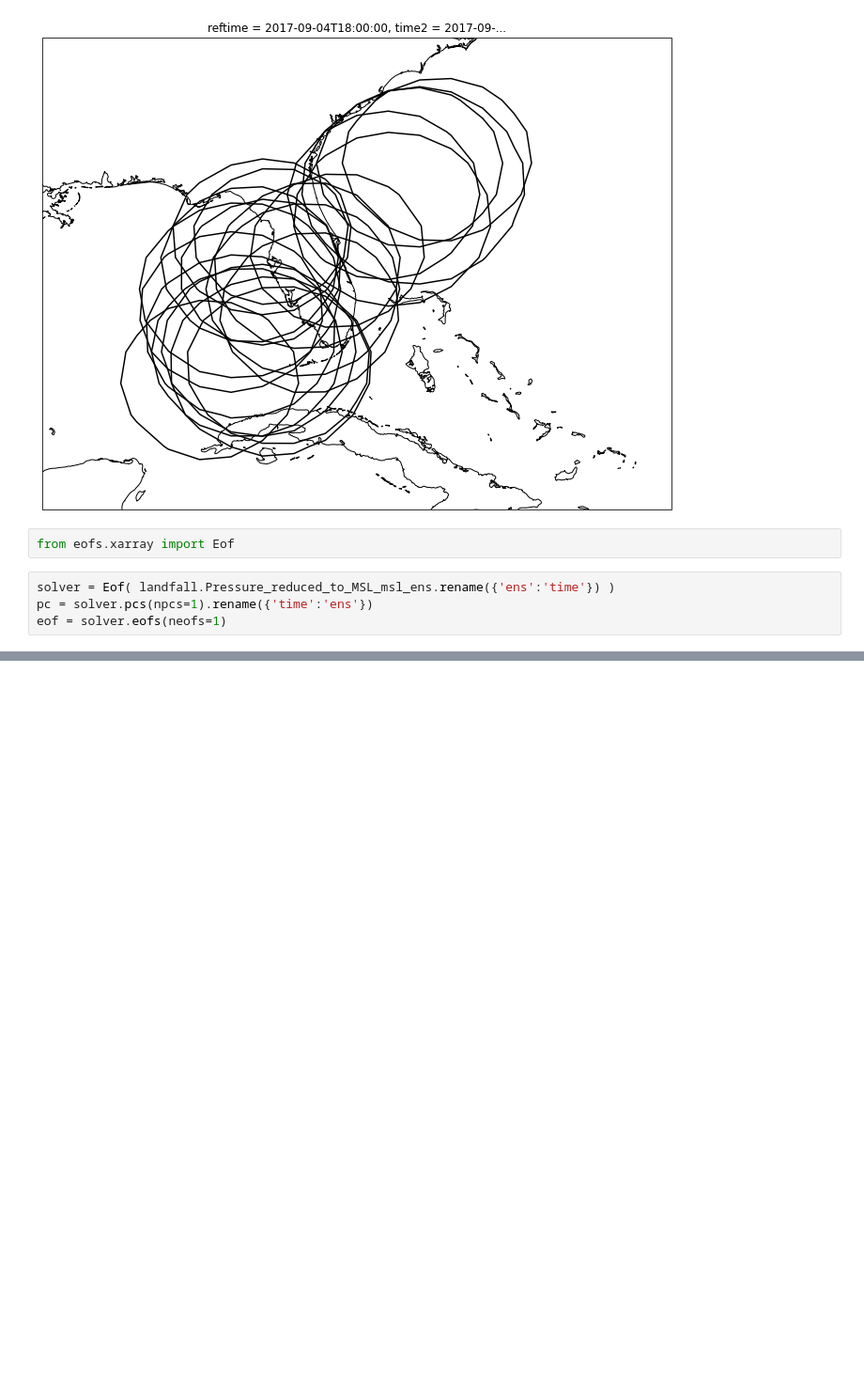
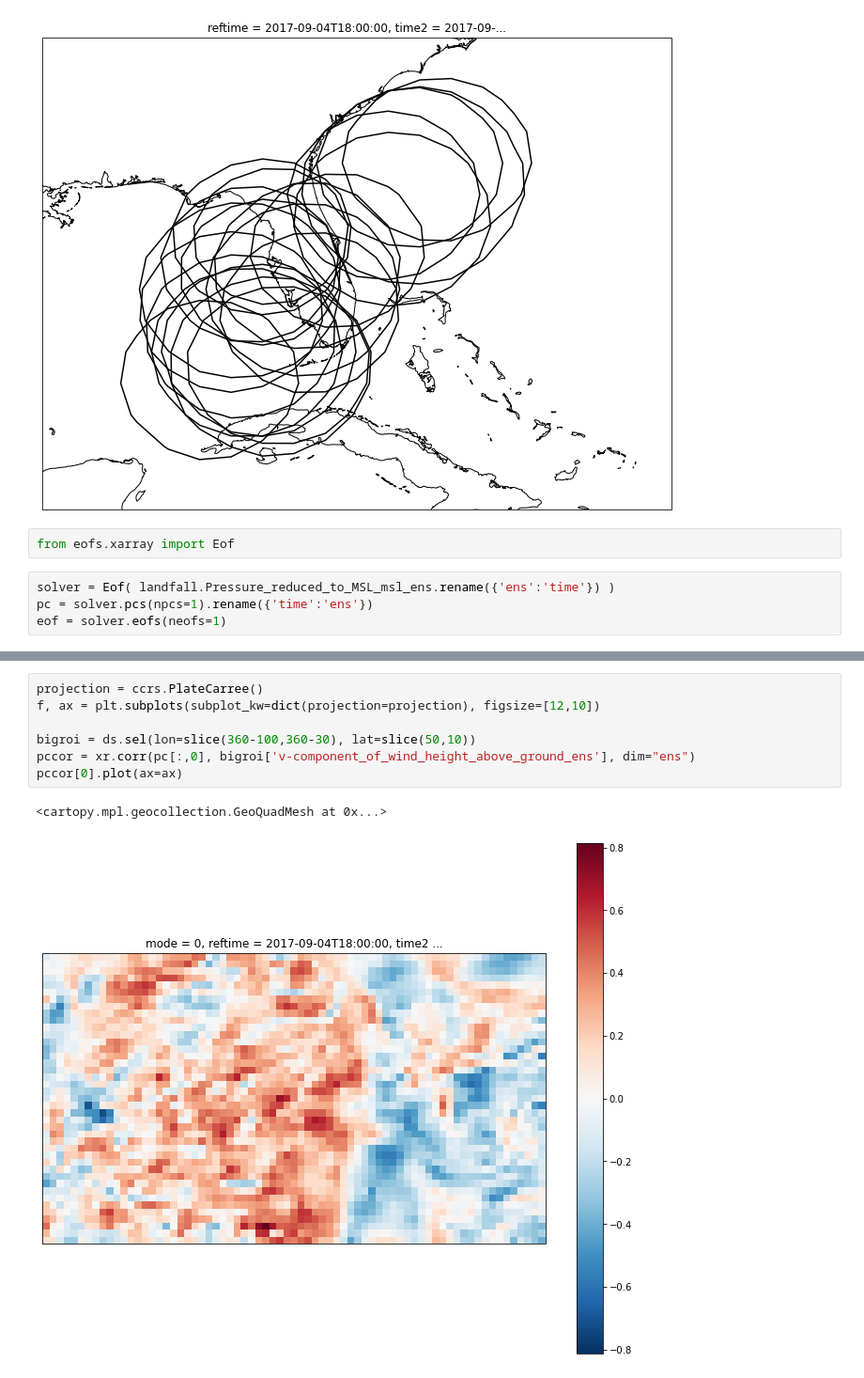
Before and after one commit to fuyihang98/MPO624_2022, a Jupyter notebook: Notebooks/Irma_Yihang.ipynb, the cells around one changed output, grey strips where cells are left out. Shown: that part at 94% size. Cells and saved outputs as stored; diff of their text form; blank space fills up the shorter version.

```diff
--- a/Notebooks/Irma_Yihang.ipynb
+++ b/Notebooks/Irma_Yihang.ipynb
@@ -103,0 +112,10 @@ pccor[0].plot(ax=ax)
+# %%
+projection = ccrs.PlateCarree()
+f, ax = plt.subplots(subplot_kw=dict(projection=projection), figsize=[12,10])
+
+bigroi = ds.sel(lon=slice(360-100,360-30), lat=slice(50,10))
+pccor = xr.corr(pc[:,0], bigroi['v-component_of_wind_height_above_ground_ens'], dim="ens")
+pccor[0].plot(ax=ax)
+# %% [output]
+<cartopy.mpl.geocollection.GeoQuadMesh at 0x...>
+[figure, added]
```
Also changed, not shown: parts of 4 cells of this notebook.
